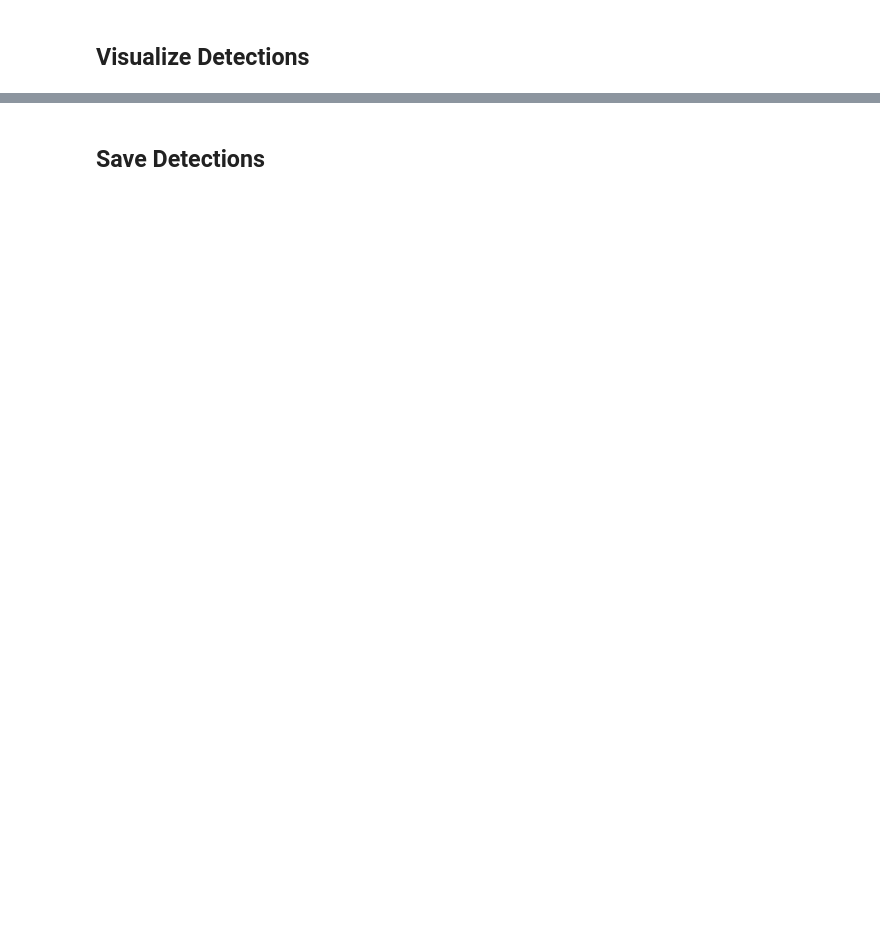
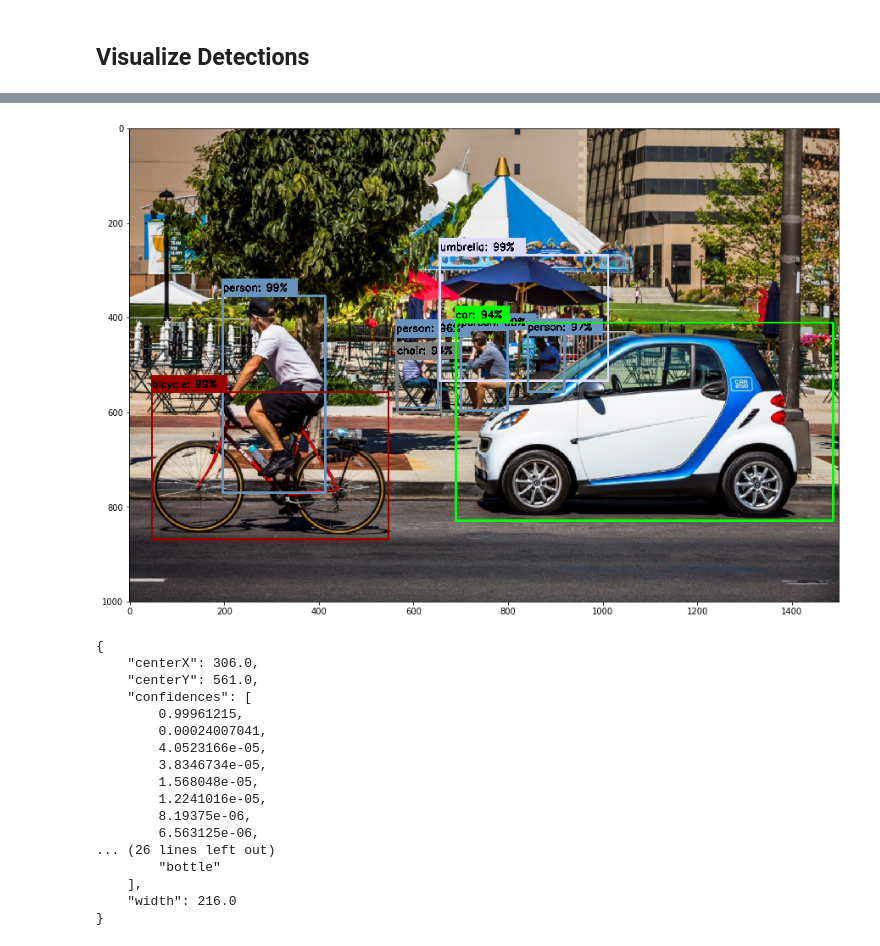
Before and after one commit to pcrete/skil-demo, a Jupyter notebook: notebooks/tensorflow-yolo/on-cloud/run_skil_client.ipynb, the cells around one changed output, grey strips where cells are left out. Cells and saved outputs as stored; diff of their text form; code cells hidden in the pictures; blank space fills up the shorter version.

```diff
--- a/notebooks/tensorflow-yolo/on-cloud/run_skil_client.ipynb
+++ b/notebooks/tensorflow-yolo/on-cloud/run_skil_client.ipynb
@@ -13,3 +13,14 @@ parentdir = os.path.dirname(currentdir)
 sys.path.insert(0, parentdir)
 
 from utils import annotate_image
+
+# Resize image
+def resize_scale(img, height_limit=1500, width_limit=1500):
+    height, width = img.shape[:2]
+
+    height_ratio = height_limit/height
+    width_ratio = width_limit/width
+
+    scale = min(height_ratio, width_ratio)
+
+    return cv2.resize(img, (int(scale*width), int(scale*height)))
@@ -53,12 +62,23 @@ import numpy as np
 import matplotlib.pyplot as plt
 %matplotlib inline
 
-# Set configurations & temp image
-threshold = 0.5
-needs_preprocessing = False
-image_path = '../images/img-1.jpg'
+def predict(image_name, threshold=0.5):
+    # Object Detection
+    original_img  = resize_scale(cv2.imread('../images/'+image_name+'.jpg'))
+    detections    = service.detect_objects(original_img)
+    annotated_img = annotate_image(original_img, detections)
 
-image = cv2.imread(image_path)
+    # visualize detections
+    plt.figure(figsize=(15,15))
+    plt.imshow(cv2.cvtColor(annotated_img, cv2.COLOR_BGR2RGB))
+    plt.show()
 
-detections = service.detect_objects(image)
-print(json.dumps(detections['objects'][0], indent=4, sort_keys=True))
+    # show outputs
+    print(json.dumps(detections['objects'][0], indent=4, sort_keys=True))
+
+    # save detections
+    with open('../detections/'+image_name+'.json', 'w') as outfile:
+        json.dump(detections, outfile, indent=4, sort_keys=True)
+
+    # save annotated image
+    cv2.imwrite('annotated.jpg', annotated_img)
@@ -109,2 +86,0 @@ for k, detection in enumerate(detections['objects']):
-# %% [markdown]
-## Save Detections
@@ -113,0 +87,21 @@ with open('../detections/img-1.json', 'w') as outfile:
+# %%
+predict(image_name='img-1')
+# %% [output]
+[figure, added]
+{
+    "centerX": 306.0,
+    "centerY": 561.0,
+    "confidences": [
+        0.99961215,
+        0.00024007041,
+        4.0523166e-05,
+        3.8346734e-05,
+        1.568048e-05,
+        1.2241016e-05,
+        8.19375e-06,
+        6.563125e-06,
+... (26 lines left out)
+        "bottle"
+    ],
+    "width": 216.0
+}
```
Also changed, not shown: parts of 8 cells of this notebook, 14 other files.
